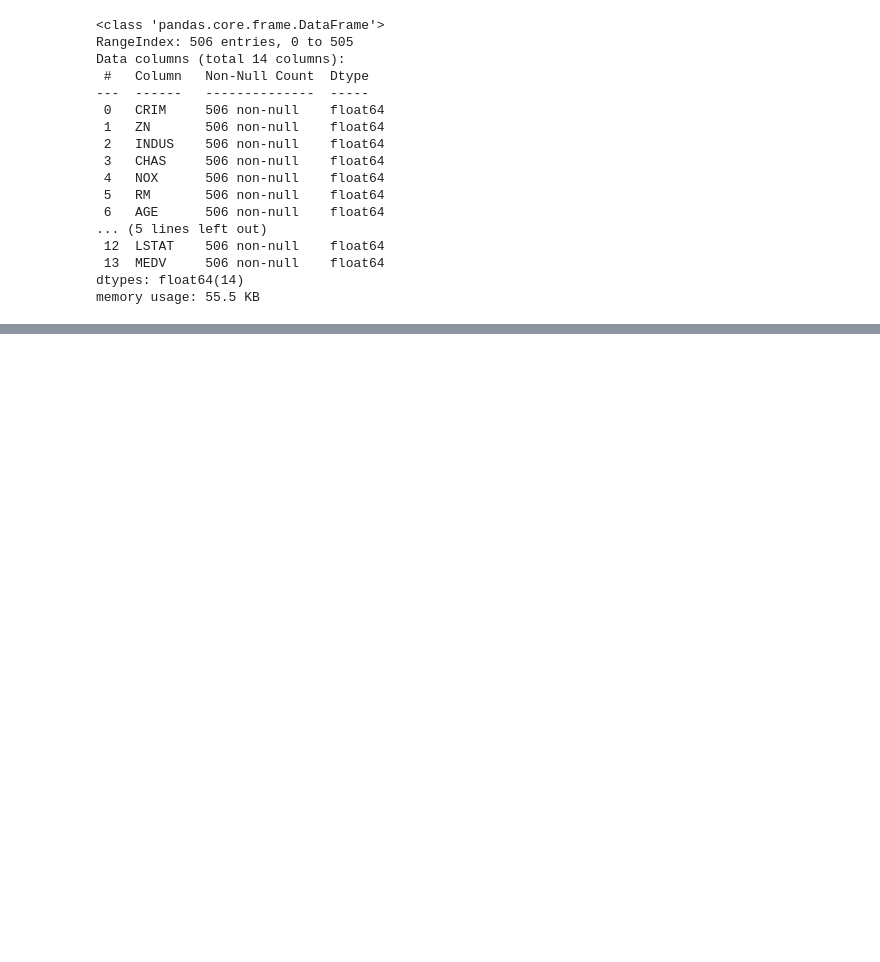
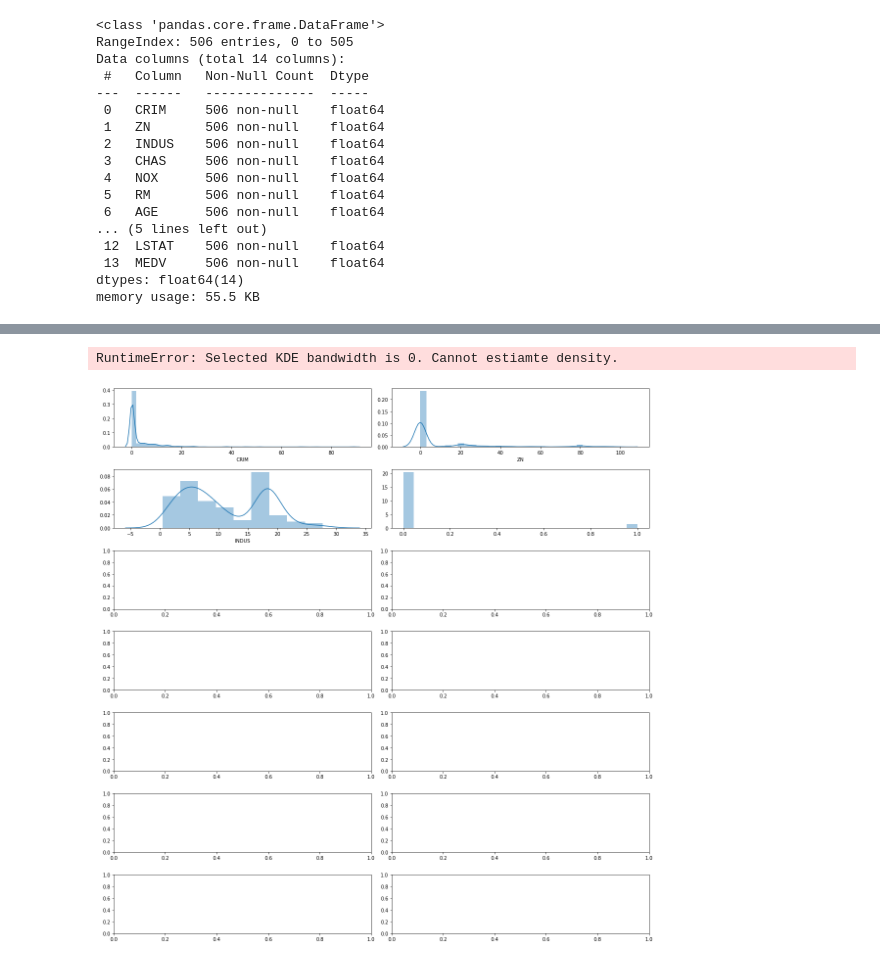
Before and after one commit to Priscilla-B/Boston-machine-learning, a Jupyter notebook: Boston_machine_learning.ipynb, the cells around one changed output, grey strips where cells are left out. Saved outputs shown, nothing was run; the diff lists cells and outputs as text; code cells hidden in the pictures; blank space fills up the shorter version.

```diff
--- a/Boston_machine_learning.ipynb
+++ b/Boston_machine_learning.ipynb
@@ -100,0 +108,17 @@ df.describe()
+# %%
+rows=7
+cols=2
+
+fig, ax=plt.subplots(nrows=rows, ncols=cols, figsize=(16,16))
+col=df.columns
+index=0
+
+for i in range(rows):
+    for j in range(cols):
+        sns.distplot(df[col[index]], ax=ax[i][j])
+        index=index+1
+
+        plt.tight_layout()
+# %% [output]
+RuntimeError: Selected KDE bandwidth is 0. Cannot estiamte density.
+[figure, added]
```
Also changed, not shown: parts of 23 cells of this notebook.
